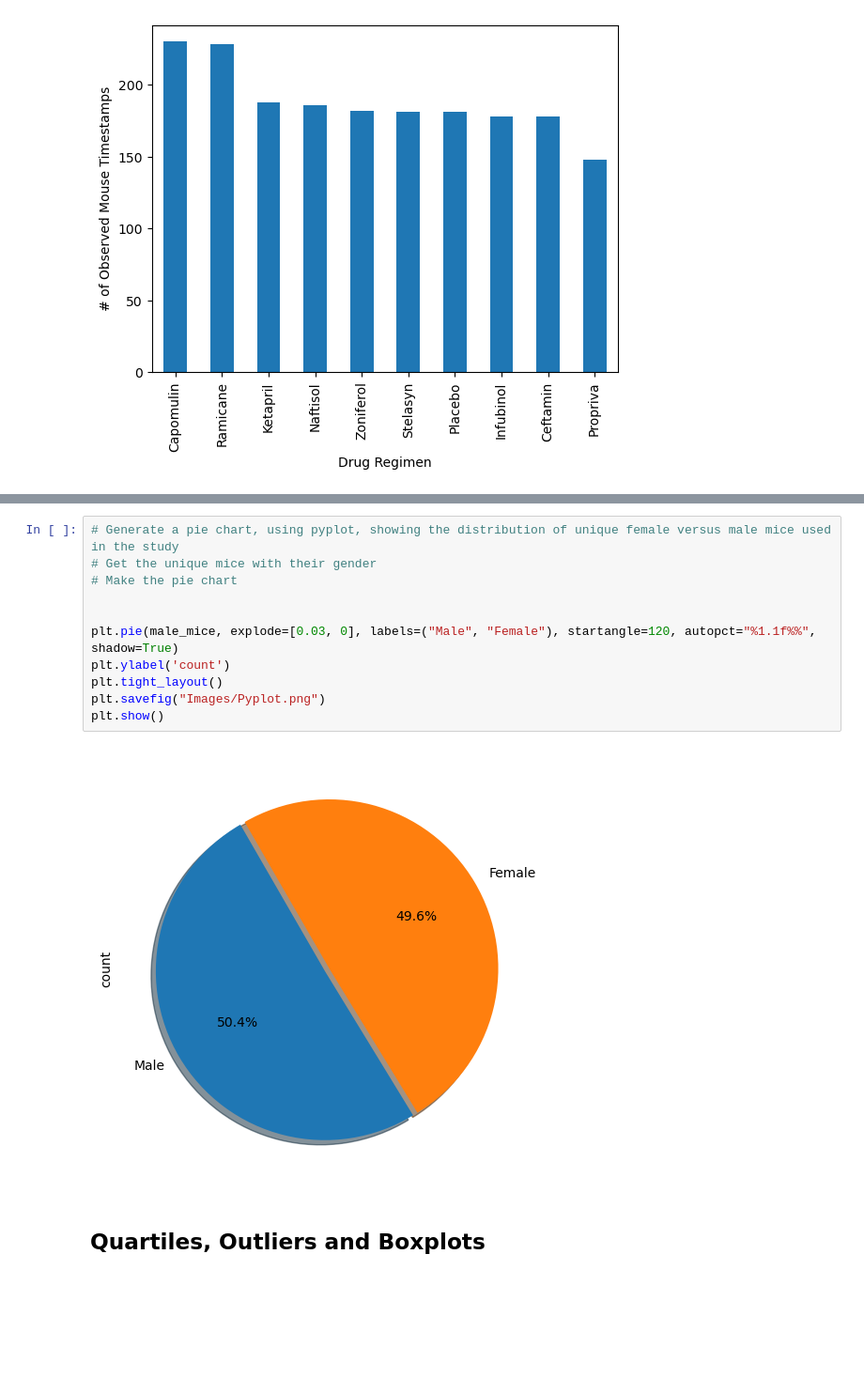
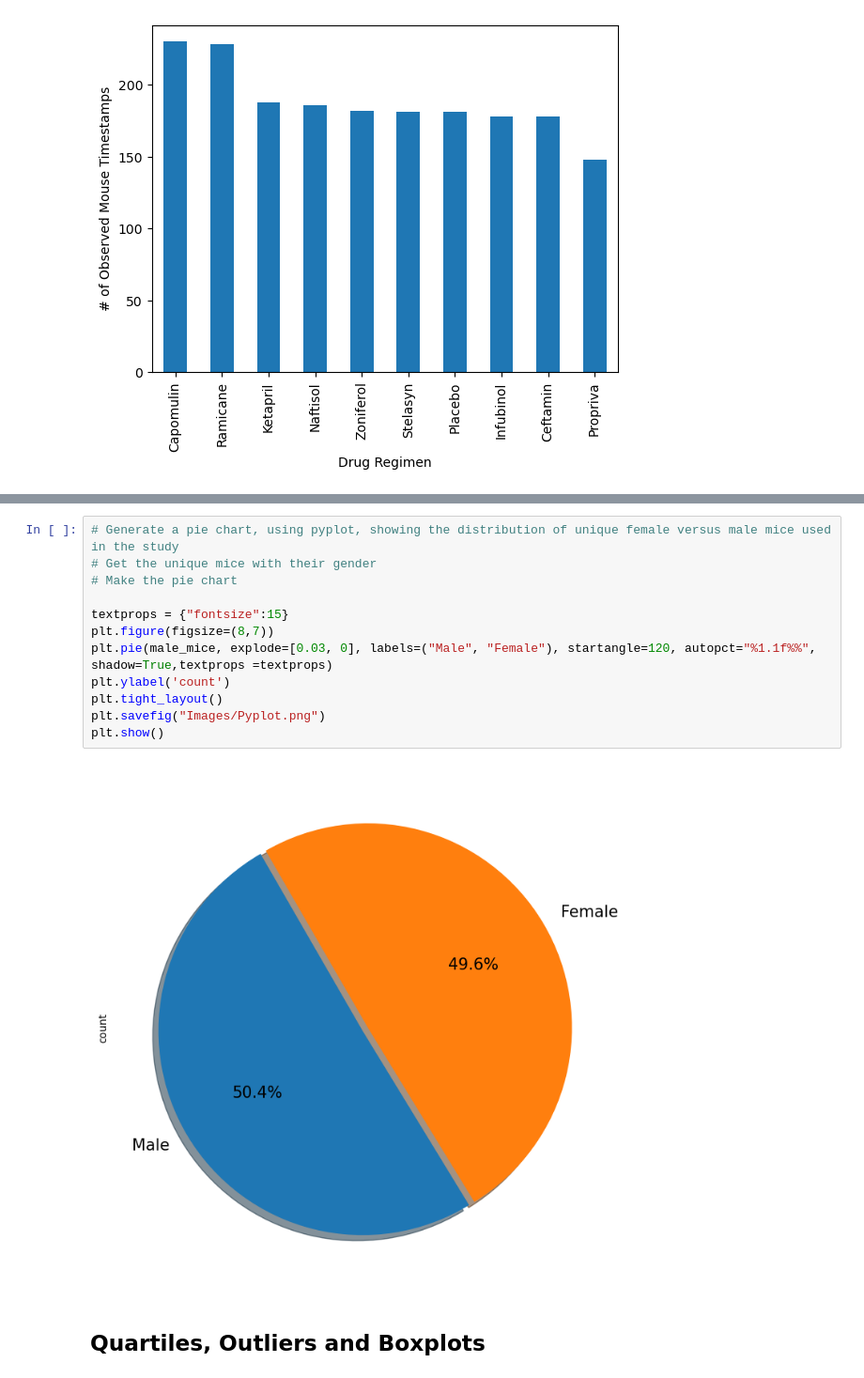
Before and after one commit to thomasvance/Pymaceuticals-Challenge, a Jupyter notebook: pymaceuticals_final.ipynb, the cells around one changed output, grey strips where cells are left out. Shown at 94% size. Drawn from its saved outputs; the diff is of its cells as text; blank space fills up the shorter version.

```diff
--- a/pymaceuticals_final.ipynb
+++ b/pymaceuticals_final.ipynb
@@ -180,16 +183,17 @@ plt.show()
 # %%
 # Generate a pie chart, using pyplot, showing the distribution of unique female versus male mice used in the study
 # Get the unique mice with their gender
 # Make the pie chart
 
-
-plt.pie(male_mice, explode=[0.03, 0], labels=("Male", "Female"), startangle=120, autopct="%1.1f%%", shadow=True)
+textprops = {"fontsize":15}
+plt.figure(figsize=(8,7))
+plt.pie(male_mice, explode=[0.03, 0], labels=("Male", "Female"), startangle=120, autopct="%1.1f%%", shadow=True,textprops =textprops)
 plt.ylabel('count')
 plt.tight_layout()
 plt.savefig("Images/Pyplot.png")
 plt.show()
 # %% [output]
-[figure, old version]
+[figure, new version]
 # %% [markdown]
 ## Quartiles, Outliers and Boxplots
 # %%
```
Also changed, not shown: parts of 2 cells of this notebook, 5 other files.
